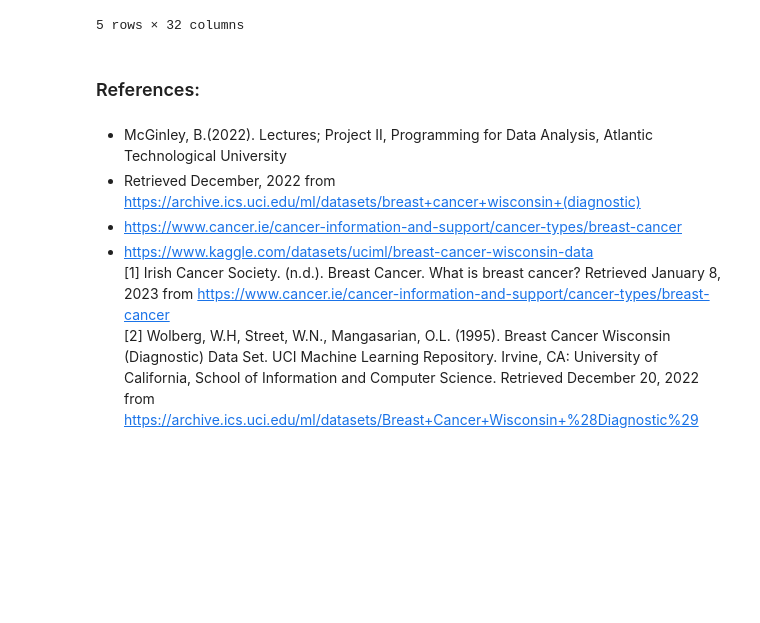
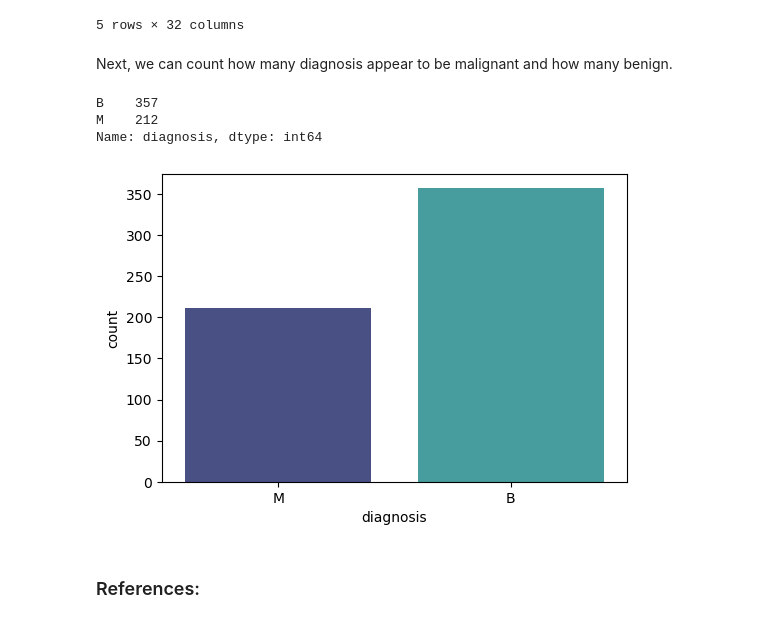
Before and after one commit to Tanja888/PfDA-Project2, a Jupyter notebook: Wisconsin-Breast-Cancer-analysis.ipynb, the cells around one changed output. Drawn from its saved outputs; the diff is of its cells as text; code cells hidden in the pictures; blank space fills up the shorter version.

Commit message:
dtypes, columns names, plot of diagnosis

```diff
--- a/Wisconsin-Breast-Cancer-analysis.ipynb
+++ b/Wisconsin-Breast-Cancer-analysis.ipynb
@@ -83,12 +124,18 @@ cancer.head()
 | 3 | 84348301 | M | 11.42 | 20.38 | 77.58 | 386.1 | 0.14250 | ... |
 | 4 | 84358402 | M | 20.29 | 14.34 | 135.10 | 1297.0 | 0.10030 | ... |
 5 rows × 32 columns
+# %% [markdown]
+Next, we can count how many diagnosis appear to be malignant and how many benign.
+# %%
+cancer['diagnosis'].value_counts()
+# %% [output]
+B    357
+M    212
+Name: diagnosis, dtype: int64
+# %%
+fig, ax = plt.subplots(figsize=(6,4))
+sns.countplot(x=cancer['diagnosis'], palette='mako');
+# %% [output]
+[figure, added]
 # %% [markdown]
 ### References:
-# %% [markdown]
- * McGinley, B.(2022). Lectures; Project II, Programming for Data Analysis, Atlantic Technological University
- *  Retrieved December, 2022 from https://archive.ics.uci.edu/ml/datasets/breast+cancer+wisconsin+(diagnostic)
- * https://www.cancer.ie/cancer-information-and-support/cancer-types/breast-cancer
- * https://www.kaggle.com/datasets/uciml/breast-cancer-wisconsin-data
- [1] Irish Cancer Society. (n.d.). Breast Cancer. What is breast cancer? Retrieved January 8, 2023 from https://www.cancer.ie/cancer-information-and-support/cancer-types/breast-cancer
- [2] Wolberg, W.H, Street, W.N., Mangasarian, O.L. (1995). Breast Cancer Wisconsin (Diagnostic) Data Set. UCI Machine Learning Repository. Irvine, CA: University of California, School of Information and Computer Science. Retrieved December 20, 2022 from https://archive.ics.uci.edu/ml/datasets/Breast+Cancer+Wisconsin+%28Diagnostic%29
```
Also changed, not shown: parts of 16 cells of this notebook.
